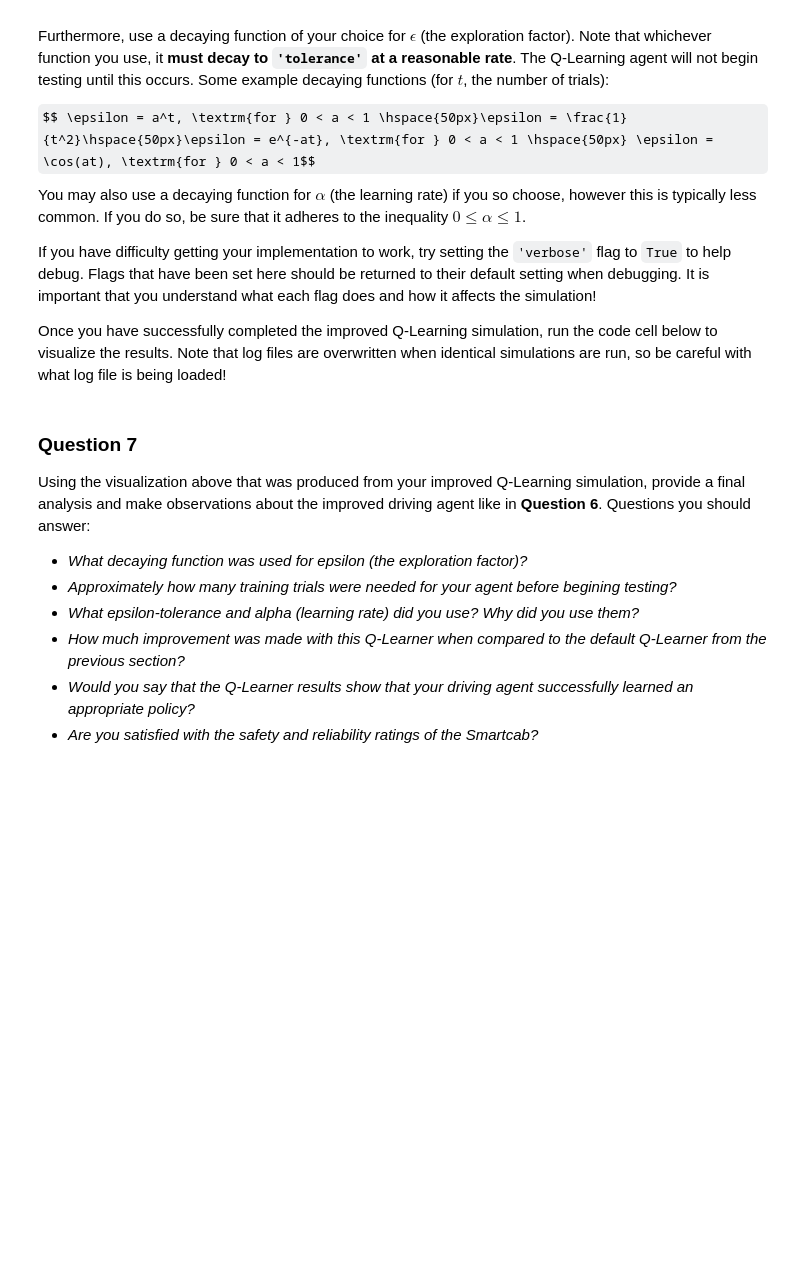
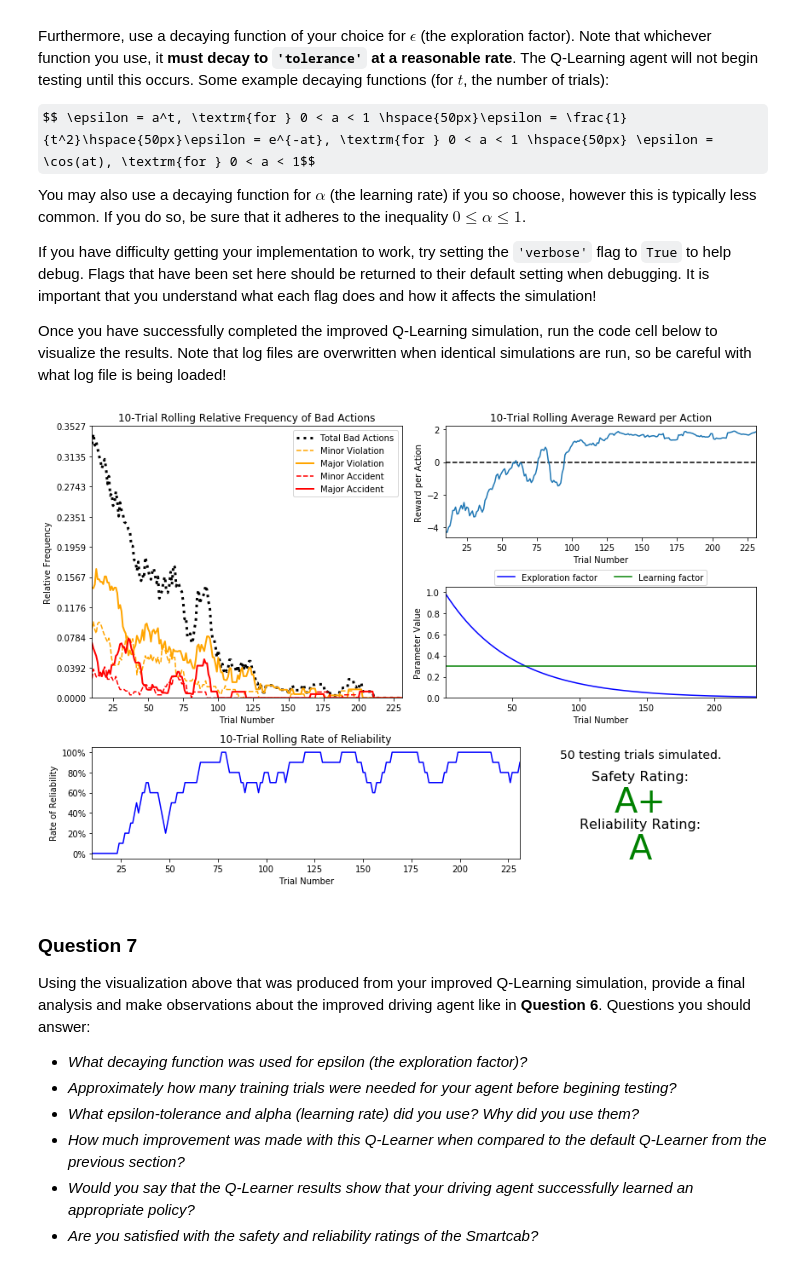
Before and after one commit to mqkh515/udacityMLND, a Jupyter notebook: projects/smartcab/smartcab.ipynb, the cells around one changed output. Saved outputs shown, nothing was run; the diff lists cells and outputs as text; code cells hidden in the pictures; some formulas as TeX source; blank space fills up the shorter version.

```diff
--- a/projects/smartcab/smartcab.ipynb
+++ b/projects/smartcab/smartcab.ipynb
@@ -261,7 +284,9 @@ If you have difficulty getting your implementation to work, try setting the `'ve
 Once you have successfully completed the improved Q-Learning simulation, run the code cell below to visualize the results. Note that log files are overwritten when identical simulations are run, so be careful with what log file is being loaded!
 # %%
 # Load the 'sim_improved-learning' file from the improved Q-Learning simulation
-vs.plot_trials('sim_improved-learning.csv')
+vs.plot_trials('sim_improved-learning_simpleState.csv')
+# %% [output]
+[figure, added]
 # %% [markdown]
 ### Question 7
 Using the visualization above that was produced from your improved Q-Learning simulation, provide a final analysis and make observations about the improved driving agent like in **Question 6**. Questions you should answer:
```
Also changed, not shown: parts of 10 cells of this notebook, 8 other files.
